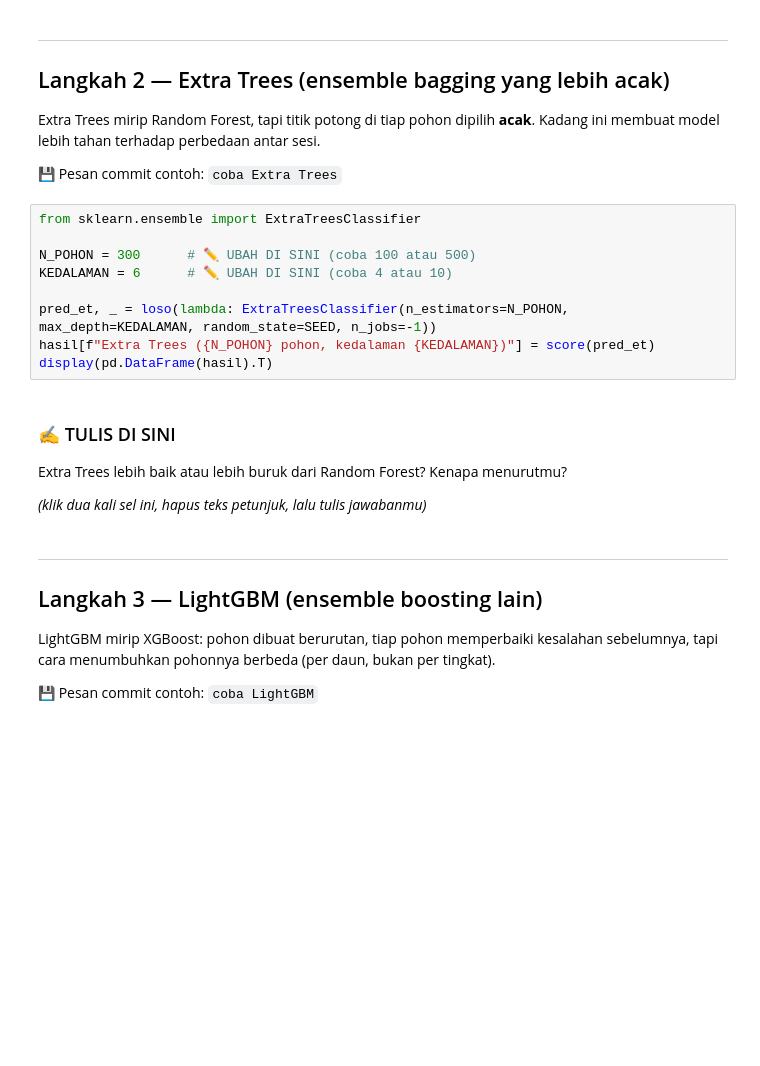
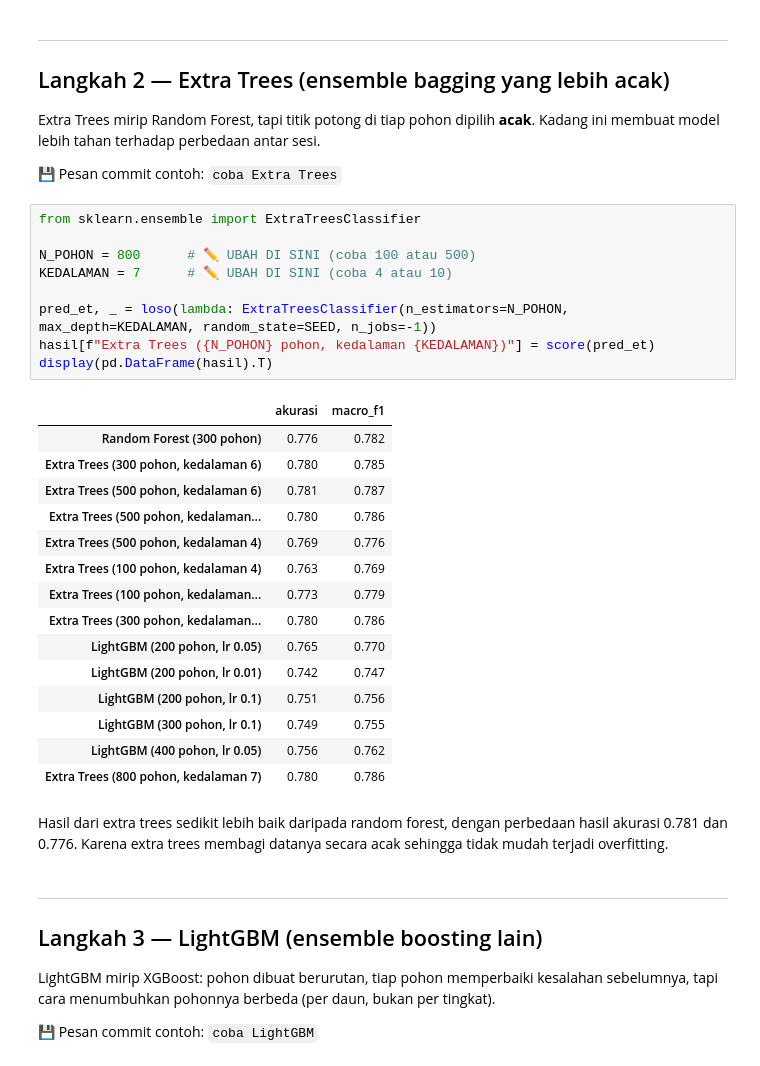
Before and after one commit to MuhammadErlanggaKurniawan/ets-ml2-kelompok, a Jupyter notebook: notebooks/eksperimen_michael_ensemble.ipynb, the cells around one changed output. Cells and saved outputs as stored; diff of their text form; blank space fills up the shorter version.

```diff
--- a/notebooks/eksperimen_michael_ensemble.ipynb
+++ b/notebooks/eksperimen_michael_ensemble.ipynb
@@ -120,17 +121,30 @@ tahan terhadap perbedaan antar sesi.
 # %%
 from sklearn.ensemble import ExtraTreesClassifier
 
-N_POHON = 300      # ✏️ UBAH DI SINI (coba 100 atau 500)
-KEDALAMAN = 6      # ✏️ UBAH DI SINI (coba 4 atau 10)
+N_POHON = 800      # ✏️ UBAH DI SINI (coba 100 atau 500)
+KEDALAMAN = 7      # ✏️ UBAH DI SINI (coba 4 atau 10)
 
 pred_et, _ = loso(lambda: ExtraTreesClassifier(n_estimators=N_POHON, max_depth=KEDALAMAN, random_state=SEED, n_jobs=-1))
 hasil[f"Extra Trees ({N_POHON} pohon, kedalaman {KEDALAMAN})"] = score(pred_et)
 display(pd.DataFrame(hasil).T)
+# %% [output]
+|  | akurasi | macro_f1 |
+| Random Forest (300 pohon) | 0.776 | 0.782 |
+| Extra Trees (300 pohon, kedalaman 6) | 0.780 | 0.785 |
+| Extra Trees (500 pohon, kedalaman 6) | 0.781 | 0.787 |
+| Extra Trees (500 pohon, kedalaman... | 0.780 | 0.786 |
+| Extra Trees (500 pohon, kedalaman 4) | 0.769 | 0.776 |
+| Extra Trees (100 pohon, kedalaman 4) | 0.763 | 0.769 |
+| Extra Trees (100 pohon, kedalaman... | 0.773 | 0.779 |
+| Extra Trees (300 pohon, kedalaman... | 0.780 | 0.786 |
+| LightGBM (200 pohon, lr 0.05) | 0.765 | 0.770 |
+| LightGBM (200 pohon, lr 0.01) | 0.742 | 0.747 |
+| LightGBM (200 pohon, lr 0.1) | 0.751 | 0.756 |
+| LightGBM (300 pohon, lr 0.1) | 0.749 | 0.755 |
+| LightGBM (400 pohon, lr 0.05) | 0.756 | 0.762 |
+| Extra Trees (800 pohon, kedalaman 7) | 0.780 | 0.786 |
 # %% [markdown]
-### ✍️ TULIS DI SINI
-Extra Trees lebih baik atau lebih buruk dari Random Forest? Kenapa menurutmu?
-
-*(klik dua kali sel ini, hapus teks petunjuk, lalu tulis jawabanmu)*
+Hasil dari extra trees sedikit lebih baik daripada random forest, dengan perbedaan hasil akurasi 0.781 dan 0.776. Karena extra trees membagi datanya secara acak sehingga tidak mudah terjadi overfitting.
 # %% [markdown]
 ---
 ## Langkah 3 — LightGBM (ensemble boosting lain)
```
Also changed, not shown: parts of 11 cells of this notebook.
